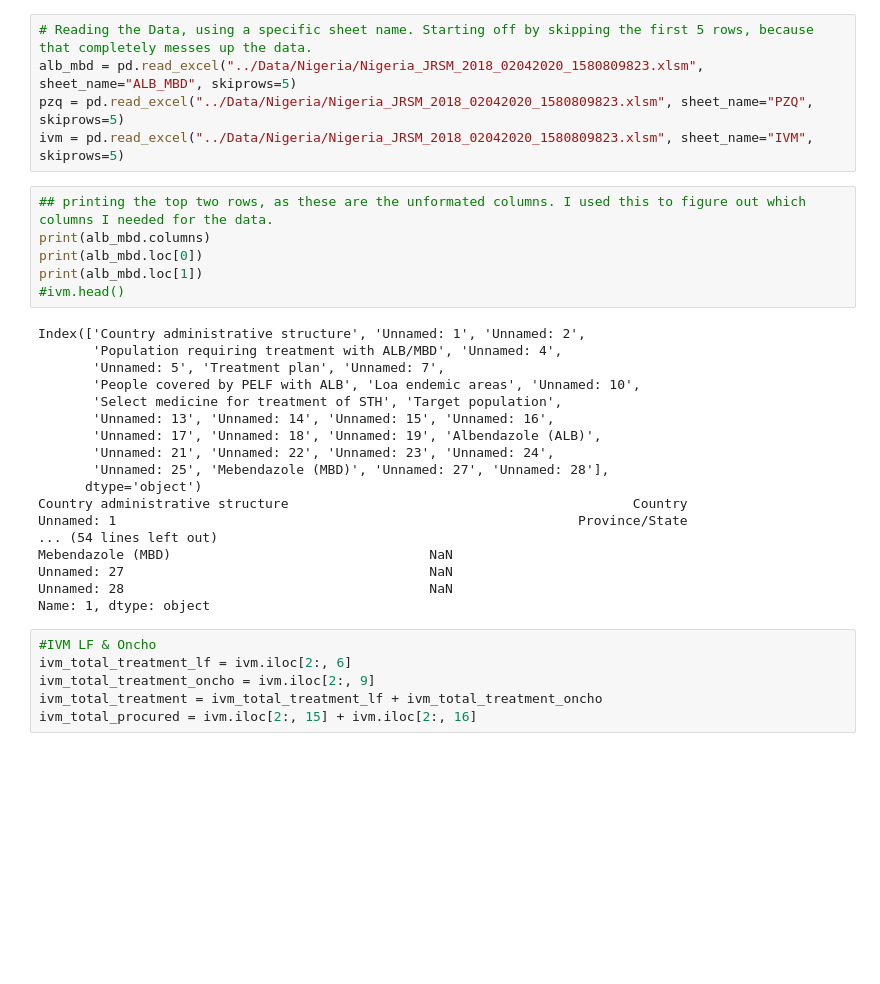
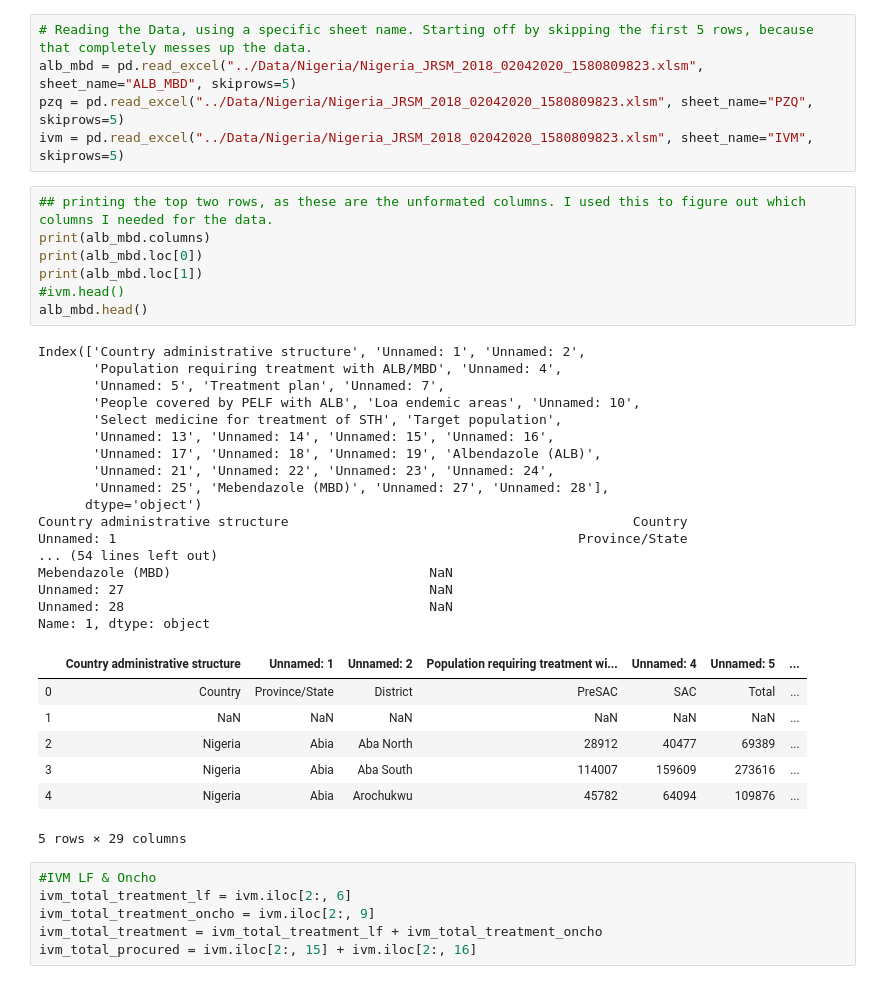
Before and after one commit to stm7631/AA-08-Washington-Data-Wizards, a Jupyter notebook: Code/Reading and Plotting Nigeria Data.ipynb, the cells around one changed output. Cells and saved outputs as stored; diff of their text form; blank space fills up the shorter version.

```diff
--- a/Code/Reading and Plotting Nigeria Data.ipynb
+++ b/Code/Reading and Plotting Nigeria Data.ipynb
@@ -16,27 +16,35 @@ ivm = pd.read_excel("../Data/Nigeria/Nigeria_JRSM_2018_02042020_1580809823.xlsm"
 # %%
 ## printing the top two rows, as these are the unformated columns. I used this to figure out which columns I needed for the data.
 print(alb_mbd.columns)
 print(alb_mbd.loc[0])
 print(alb_mbd.loc[1])
 #ivm.head()
+alb_mbd.head()
 # %% [output]
 Index(['Country administrative structure', 'Unnamed: 1', 'Unnamed: 2',
        'Population requiring treatment with ALB/MBD', 'Unnamed: 4',
        'Unnamed: 5', 'Treatment plan', 'Unnamed: 7',
        'People covered by PELF with ALB', 'Loa endemic areas', 'Unnamed: 10',
        'Select medicine for treatment of STH', 'Target population',
        'Unnamed: 13', 'Unnamed: 14', 'Unnamed: 15', 'Unnamed: 16',
        'Unnamed: 17', 'Unnamed: 18', 'Unnamed: 19', 'Albendazole (ALB)',
        'Unnamed: 21', 'Unnamed: 22', 'Unnamed: 23', 'Unnamed: 24',
        'Unnamed: 25', 'Mebendazole (MBD)', 'Unnamed: 27', 'Unnamed: 28'],
       dtype='object')
 Country administrative structure                                            Country
 Unnamed: 1                                                           Province/State
 ... (54 lines left out)
 Mebendazole (MBD)                                 NaN
 Unnamed: 27                                       NaN
 Unnamed: 28                                       NaN
 Name: 1, dtype: object
+|  | Country administrative structure | Unnamed: 1 | Unnamed: 2 | Population requiring treatment wi... | Unnamed: 4 | Unnamed: 5 | ... |
+| 0 | Country | Province/State | District | PreSAC | SAC | Total | ... |
+| 1 | NaN | NaN | NaN | NaN | NaN | NaN | ... |
+| 2 | Nigeria | Abia | Aba North | 28912 | 40477 | 69389 | ... |
+| 3 | Nigeria | Abia | Aba South | 114007 | 159609 | 273616 | ... |
+| 4 | Nigeria | Abia | Arochukwu | 45782 | 64094 | 109876 | ... |
+5 rows × 29 columns
 # %%
 #IVM LF & Oncho
 ivm_total_treatment_lf = ivm.iloc[2:, 6]
```
Also changed, not shown: parts of 8 cells of this notebook, 1 other file.
